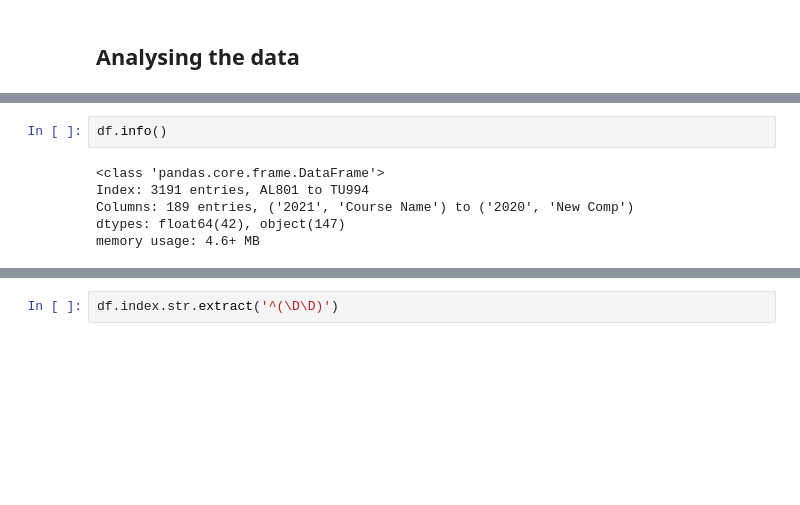
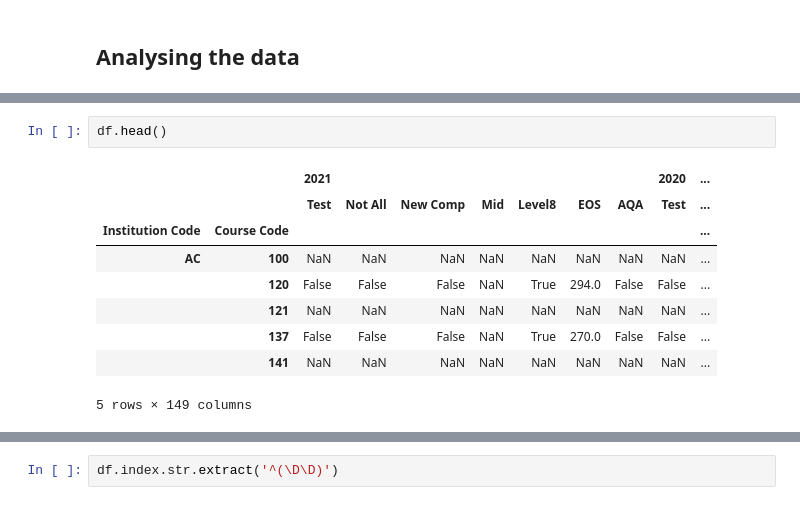
Before and after one commit to fod/fundamentals-data-analysis, a Jupyter notebook: cao.ipynb, the cells around one changed output, grey strips where cells are left out. Cells and saved outputs as stored; diff of their text form; blank space fills up the shorter version.

```diff
--- a/cao.ipynb
+++ b/cao.ipynb
@@ -814,8 +853,12 @@ df.describe()
 # %%
-df.info()
+df.head()
 # %% [output]
+|  |  | 2021 |  |  |  |  |  |  | 2020 | ... |
+|  |  | Test | Not All | New Comp | Mid | Level8 | EOS | AQA | Test | ... |
+| Institution Code | Course Code |  |  |  |  |  |  |  |  | ... |
+| AC | 100 | NaN | NaN | NaN | NaN | NaN | NaN | NaN | NaN | ... |
+|  | 120 | False | False | False | NaN | True | 294.0 | False | False | ... |
+|  | 121 | NaN | NaN | NaN | NaN | NaN | NaN | NaN | NaN | ... |
+|  | 137 | False | False | False | NaN | True | 270.0 | False | False | ... |
+|  | 141 | NaN | NaN | NaN | NaN | NaN | NaN | NaN | NaN | ... |
-<class 'pandas.core.frame.DataFrame'>
-Index: 3191 entries, AL801 to TU994
-Columns: 189 entries, ('2021', 'Course Name') to ('2020', 'New Comp')
-dtypes: float64(42), object(147)
-memory usage: 4.6+ MB
+5 rows × 149 columns
```
Also changed, not shown: parts of 22 cells of this notebook, 2 other files.
